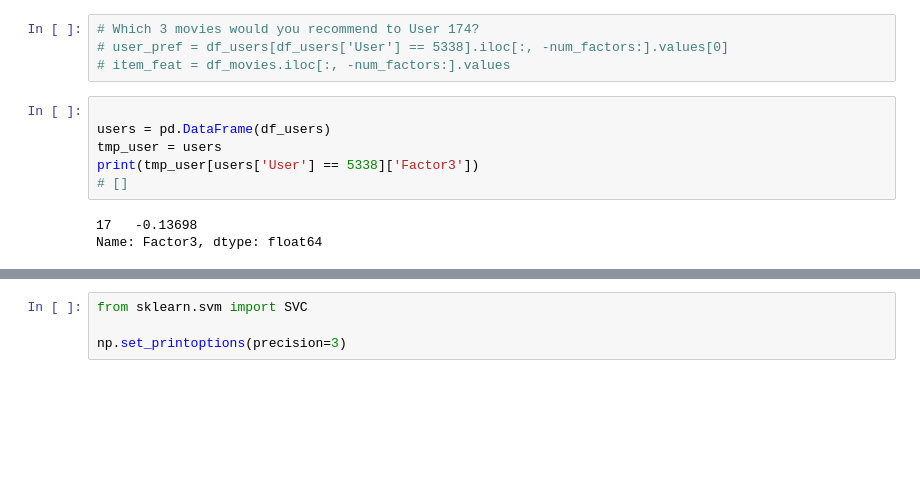
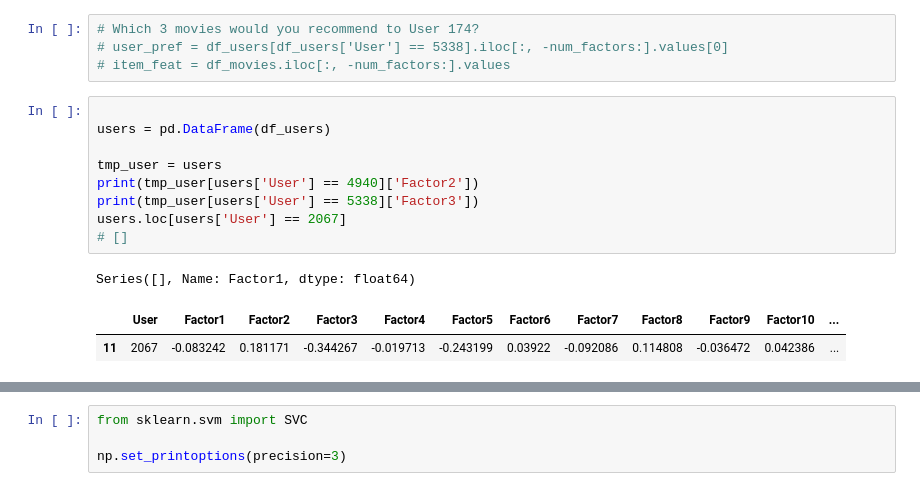
Before and after one commit to monali0802/CE888, a Jupyter notebook: Lab_4/my_recommender.ipynb, the cells around one changed output, grey strips where cells are left out. Saved outputs shown, nothing was run; the diff lists cells and outputs as text; blank space fills up the shorter version.

```diff
--- a/Lab_4/my_recommender.ipynb
+++ b/Lab_4/my_recommender.ipynb
@@ -306,11 +311,15 @@ new_df_movies.shape
 # %%
 
 users = pd.DataFrame(df_users)
+
 tmp_user = users
+print(tmp_user[users['User'] == 4940]['Factor2'])
 print(tmp_user[users['User'] == 5338]['Factor3'])
+users.loc[users['User'] == 2067]
 # []
 # %% [output]
-17   -0.13698
-Name: Factor3, dtype: float64
+Series([], Name: Factor1, dtype: float64)
+|  | User | Factor1 | Factor2 | Factor3 | Factor4 | Factor5 | Factor6 | Factor7 | Factor8 | Factor9 | Factor10 | ... |
+| 11 | 2067 | -0.083242 | 0.181171 | -0.344267 | -0.019713 | -0.243199 | 0.03922 | -0.092086 | 0.114808 | -0.036472 | 0.042386 | ... |
 # %%
 items = pd.DataFrame(df_movies)
```
Also changed, not shown: parts of 9 cells of this notebook.
